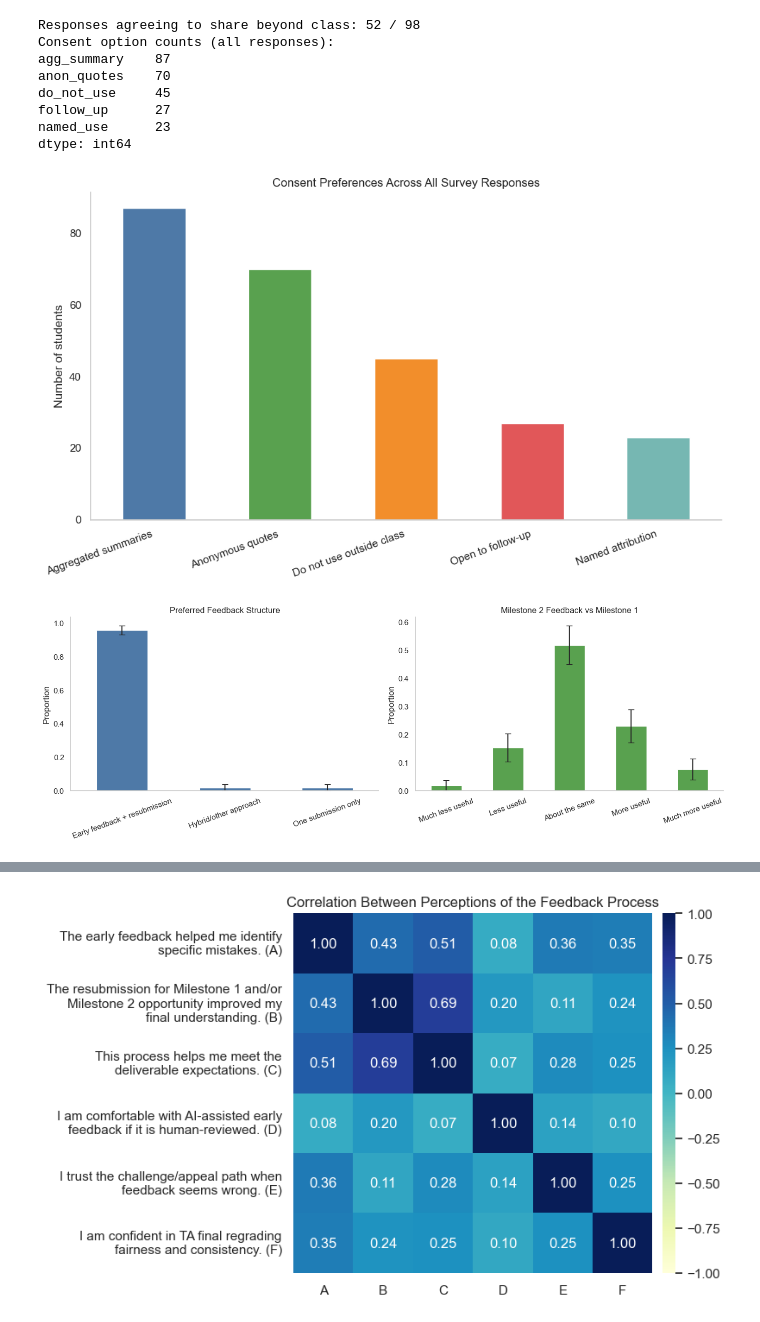
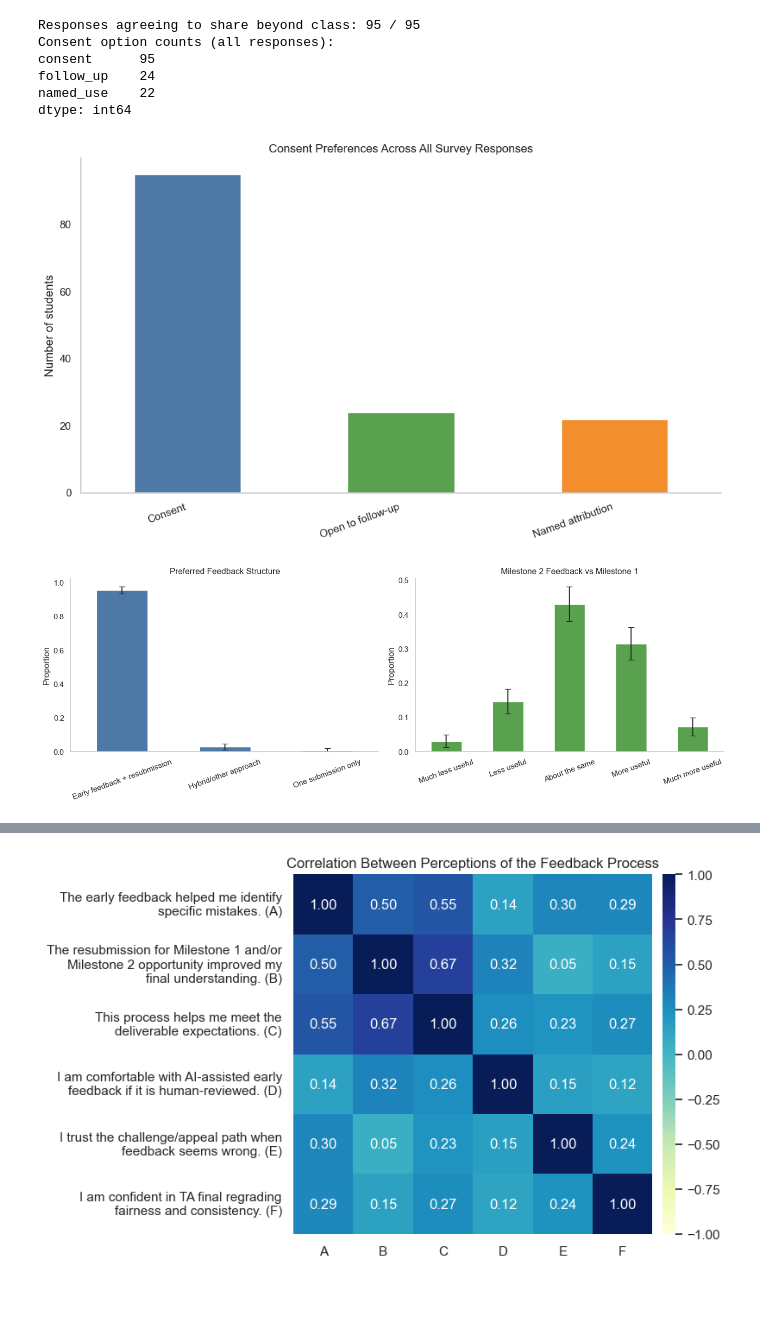
Before and after one commit to bcsaldias/sigcse-db-2027, a Jupyter notebook: overview.ipynb, the cells around one changed output, grey strips where cells are left out. Saved outputs shown, nothing was run; the diff lists cells and outputs as text; code cells hidden in the pictures; blank space fills up the shorter version.

Commit message:
Adepted overview.ipynb to consented data

```diff
--- a/overview.ipynb
+++ b/overview.ipynb
@@ -11,6 +9,7 @@ import seaborn as sns
 sns.set_theme(style="whitegrid")
 plt.rcParams["figure.figsize"] = (10, 6)
 
-df = pd.read_csv("survey.csv")
+# df = pd.read_csv("survey.csv")
+df = pd.read_csv("COUHES-approved-data - mid-term-survey.csv")
 print(f"Loaded {len(df)} responses with {df.shape[1]} columns.")
 # %% [output]
@@ -18,62 +26,46 @@ Loaded 98 responses with 19 columns.
 # %%
 # Locate consent column and build consent flags
-consent_col = [c for c in df.columns if c.startswith("This feedback may be valuable")][0]
-consent = df[consent_col].fillna("")
-
 consent_opts = {
-    "agg_summary": "I consent to my responses being included in anonymous, aggregated summaries.",
-    "anon_quotes": "I consent to anonymous direct quotes from my responses being used.",
-    "named_use": "I consent to my name being attached to my responses if useful for broader discussion.",
-    "do_not_use": "Please do not use my responses outside this course context.",
-    "follow_up": "I’m open to a follow-up conversation; please contact me."
+    "consent": "Timestamp",
+    "named_use": "Consent 2",
+    "follow_up": "Consent 3"
 }
 
-for k, phrase in consent_opts.items():
-    df[k] = consent.str.contains(phrase, regex=False)
+for k, col_name in consent_opts.items():
+    df[k] = ~df[col_name].isna()
 
-# "Agreed to share beyond class" definition used here:
-# opted into at least one broader sharing option, and did not opt into "do not use outside course context"
-df["share_beyond_class"] = (
-    (df["agg_summary"] | df["anon_quotes"] | df["named_use"]) & ~df["do_not_use"]
-)
-
-df_share = df[df["share_beyond_class"]].copy()
-
+df_share = df.copy()
 print(f"Responses agreeing to share beyond class: {len(df_share)} / {len(df)}")
 print("Consent option counts (all responses):")
-print(df[["agg_summary", "anon_quotes", "named_use", "do_not_use", "follow_up"]].sum().sort_values(ascending=False))
+print(df[["consent", "named_use", "follow_up"]].sum().sort_values(ascending=False))
 # %% [output]
-Responses agreeing to share beyond class: 52 / 98
+Responses agreeing to share beyond class: 95 / 95
 Consent option counts (all responses):
-agg_summary    87
-anon_quotes    70
-do_not_use     45
-follow_up      27
-named_use      23
+consent      95
+follow_up    24
+named_use    22
 dtype: int64
 # %%
 # Plot 1: Consent option uptake across all respondents
-consent_counts = df[["agg_summary", "anon_quotes", "named_use", "do_not_use", "follow_up"]].sum().sort_values(ascending=False)
+consent_counts = df[["consent", "named_use", "follow_up"]].sum().sort_values(ascending=False)
 labels = {
-    "agg_summary": "Aggregated summaries",
-    "anon_quotes": "Anonymous quotes",
+    "consent": "Consent",
     "named_use": "Named attribution",
-    "do_not_use": "Do not use outside class",
     "follow_up": "Open to follow-up"
 }
 
 ax = consent_counts.rename(index=labels).plot(kind="bar", color=["#4E79A7", "#59A14F", "#F28E2B", "#E15759", "#76B7B2"])
 ax.set_title("Consent Preferences Across All Survey Responses")
 ax.grid(False)
 ax.spines["top"].set_visible(False)
 ax.spines["right"].set_visible(False)
 ax.set_ylabel("Number of students")
 ax.set_xlabel("")
 plt.xticks(rotation=20, ha="right")
 plt.tight_layout()
 plt.show()
 # %% [output]
-[figure, old version]
+[figure, new version]
 # %%
 # Plot 2: Distribution of milestone preference and perceived usefulness (sharing-eligible only)
 pref_col = "Which feedback structure do you prefer overall for milestones?"
@@ -122,7 +114,7 @@ axes[1].spines["right"].set_visible(False)
 plt.tight_layout()
 plt.show()
 # %% [output]
-[figure, old version]
+[figure, new version]
 # %%
 # Plot 3: Likert distributions for key process-confidence statements (sharing-eligible only)
 from textwrap import fill
```
Also changed, not shown: parts of 6 cells of this notebook.
